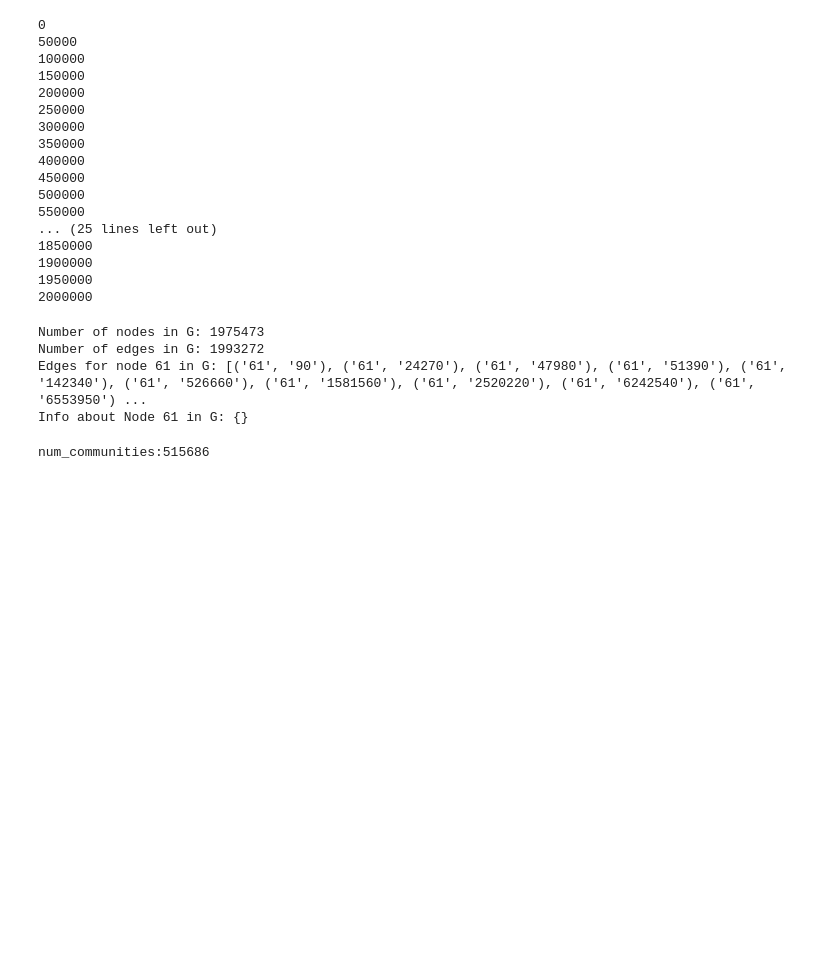
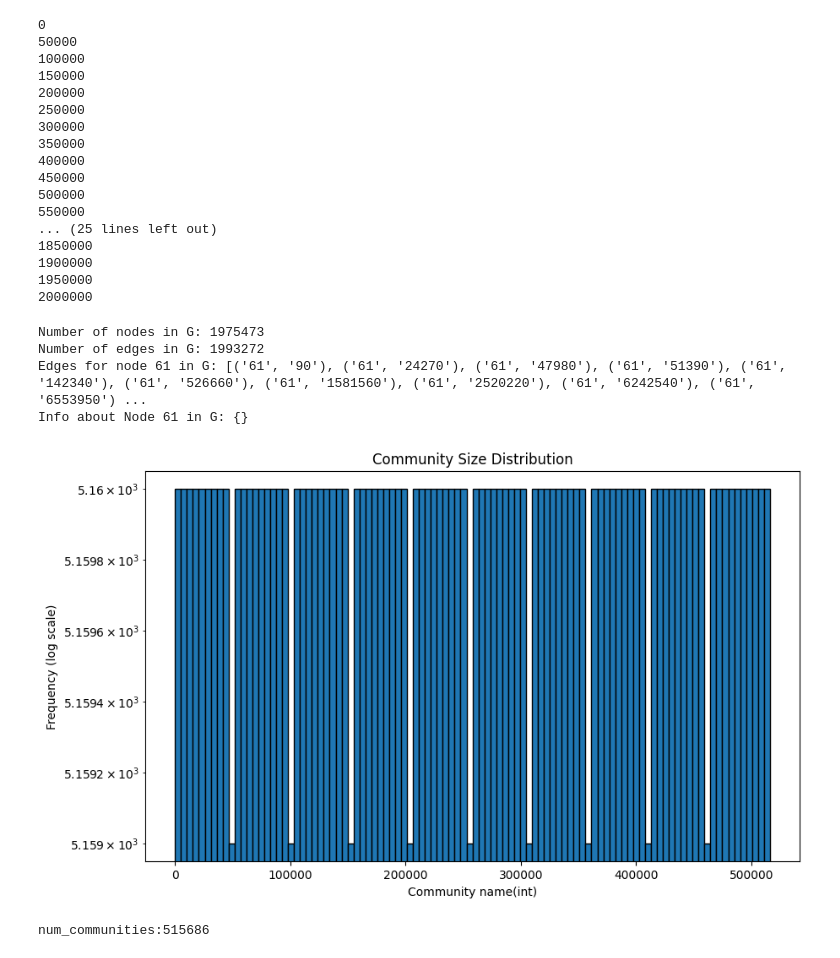
Before and after one commit to Student204161/computational-social-science-assignments, a Jupyter notebook: mathias_final.ipynb, the cells around one changed output. Saved outputs shown, nothing was run; the diff lists cells and outputs as text; code cells hidden in the pictures; blank space fills up the shorter version.

```diff
--- a/mathias_final.ipynb
+++ b/mathias_final.ipynb
@@ -135,6 +164,31 @@ G = G.to_undirected()
 # %%
 best_partition = community_louvain.best_partition(G)
 communities_generator = community.girvan_newman(G)
+# %%
+import collections
+import matplotlib.pyplot as plt
+
+# Get community sizes
+community_sizes = collections.Counter(best_partition.values())
+
+# Sort communities by size in descending order
+sorted_communities = sorted(community_sizes.items(), key=lambda x: x[1], reverse=True)
+
+# Extract community names (integers) from sorted list
+community_names = [community[0] for community in sorted_communities]
+
+# Set custom figure size
+fig = plt.figure(figsize=(10, 6))  # Specify width and height of the plot
+
+# Plot histogram with reduced number of bins
+plt.hist(community_names, bins=100, ec="black")
+plt.title('Community Size Distribution')
+plt.ylabel('Frequency (log scale)')
+plt.yscale('log')
+plt.xlabel('Community name(int)')
+plt.show()
+# %% [output]
+[figure, added]
 # %%
 print(f'num_communities:{max(best_partition.values()) + 1} ')
 
```
Also changed, not shown: parts of 6 cells of this notebook, 1 other file.
